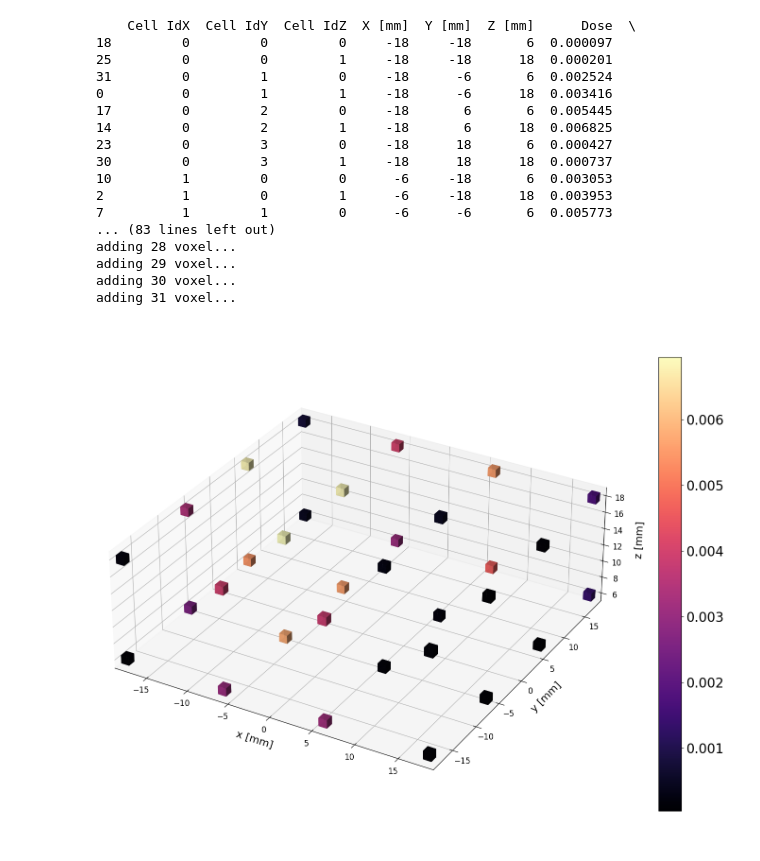
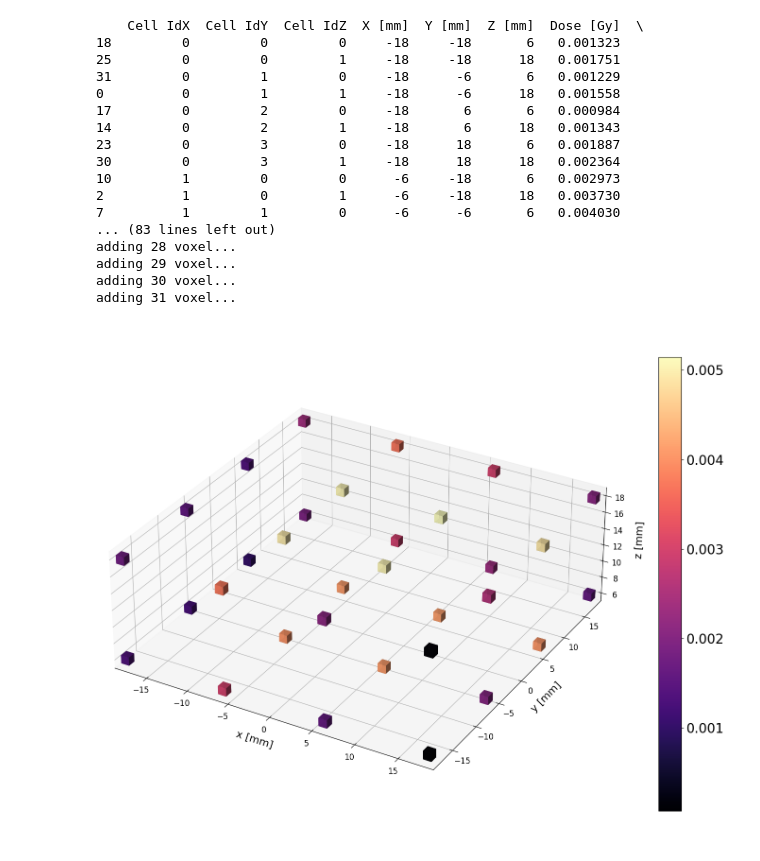
Before and after one commit to Ashihad/cancer_threating, a Jupyter notebook: converter.ipynb, the cells around one changed output. Drawn from its saved outputs; the diff is of its cells as text; code cells hidden in the pictures.

```diff
--- a/converter.ipynb
+++ b/converter.ipynb
@@ -140,12 +143,13 @@ def add_voxel(ax, x_center, y_center, z_center, voxel_side_len, dose, min, max):
 
 
 if __name__ == "__main__":
-  filename = "cp-0_d3ddetector_cell.csv"
+  # filename = "cp-0_d3ddetector_cell.csv"
+  filename = "new/prostate_imrt_beam0_cp74_d3ddetector_cell.csv"
   raw_df = pd.read_csv(filename)
 
   sorted_df = raw_df.sort_values(by=['X [mm]', 'Y [mm]', 'Z [mm]'])
   voxel_side_len = 0.985
-  observable = "Dose"
+  observable = "Dose [Gy]"
 
   fig = plt.figure(figsize=(16, 12))
   ax = fig.add_subplot(111, projection='3d')
@@ -157,58 +161,58 @@ if __name__ == "__main__":
   dose_min = df[df[observable]>0][observable].min()
 
   for _, row in df.iterrows():
-      if row[observable] == 0:
-          print(f"skipping row {row}")
-          continue
-      x_center = row['X [mm]']
-      y_center = row['Y [mm]']
-      z_center = row['Z [mm]']
+    if row[observable] == 0:
+      print(f"skipping row {row}")
+      continue
+    x_center = row['X [mm]']
+    y_center = row['Y [mm]']
+    z_center = row['Z [mm]']
 
-      dose = row[observable]
-      add_voxel(ax, x_center, y_center, z_center, voxel_side_len, dose, dose_min, dose_max)
+    dose = row[observable]
+    add_voxel(ax, x_center, y_center, z_center, voxel_side_len, dose, dose_min, dose_max)
 
   # Ustawienie limitów osi
   x_min, x_max = df['X [mm]'].min() - voxel_side_len, df['X [mm]'].max() + voxel_side_len
   y_min, y_max = df['Y [mm]'].min() - voxel_side_len, df['Y [mm]'].max() + voxel_side_len
   z_min, z_max = df['Z [mm]'].min() - voxel_side_len, df['Z [mm]'].max() + voxel_side_len
 
   ax.set_xlim([x_min, x_max])
   ax.set_ylim([y_min, y_max])
   ax.set_zlim([z_min, z_max])
 
   x_scale = x_max - x_min
   y_scale = y_max - y_min
   z_scale = z_max - z_min
   ax.set_box_aspect([1.2*x_scale, 1.2*y_scale, 1.2*z_scale])
   ax.set_xlabel("x [mm]", fontsize=16,labelpad=10)
   ax.set_ylabel("y [mm]", fontsize=16,labelpad=10)
   ax.set_zlabel("z [mm]", fontsize=16,labelpad=10)
   ax.tick_params(labelsize=12)
   plt.subplots_adjust(left=0.05, right=0.95, top=0.95, bottom=0.05)
   scalar_mappable = cm.ScalarMappable(norm=colors.Normalize(vmin=dose_min, vmax=dose_max), cmap=phantom_counts_cmap)
   colorbar_axes = fig.add_axes([0.9, 0.1, 0.03, 0.8])  # Adjust the position as needed
   cbar = fig.colorbar(scalar_mappable, cax=colorbar_axes, shrink=1.0, fraction=0.1, pad=0)
   cbar.ax.tick_params(labelsize=20)
   plt.show()
 # %% [output]
-    Cell IdX  Cell IdY  Cell IdZ  X [mm]  Y [mm]  Z [mm]      Dose  \
-18         0         0         0     -18     -18       6  0.000097
-25         0         0         1     -18     -18      18  0.000201
-31         0         1         0     -18      -6       6  0.002524
-0          0         1         1     -18      -6      18  0.003416
-17         0         2         0     -18       6       6  0.005445
-14         0         2         1     -18       6      18  0.006825
-23         0         3         0     -18      18       6  0.000427
-30         0         3         1     -18      18      18  0.000737
-10         1         0         0      -6     -18       6  0.003053
-2          1         0         1      -6     -18      18  0.003953
-7          1         1         0      -6      -6       6  0.005773
+    Cell IdX  Cell IdY  Cell IdZ  X [mm]  Y [mm]  Z [mm]  Dose [Gy]  \
+18         0         0         0     -18     -18       6   0.001323
+25         0         0         1     -18     -18      18   0.001751
+31         0         1         0     -18      -6       6   0.001229
+0          0         1         1     -18      -6      18   0.001558
+17         0         2         0     -18       6       6   0.000984
+14         0         2         1     -18       6      18   0.001343
+23         0         3         0     -18      18       6   0.001887
+30         0         3         1     -18      18      18   0.002364
+10         1         0         0      -6     -18       6   0.002973
+2          1         0         1      -6     -18      18   0.003730
+7          1         1         0      -6      -6       6   0.004030
 ... (83 lines left out)
 adding 28 voxel...
 adding 29 voxel...
 adding 30 voxel...
 adding 31 voxel...
-[figure, old version]
+[figure, new version]
 # %%
 import pandas as pd
 import numpy as np
```
Also changed, not shown: parts of 2 cells of this notebook.
